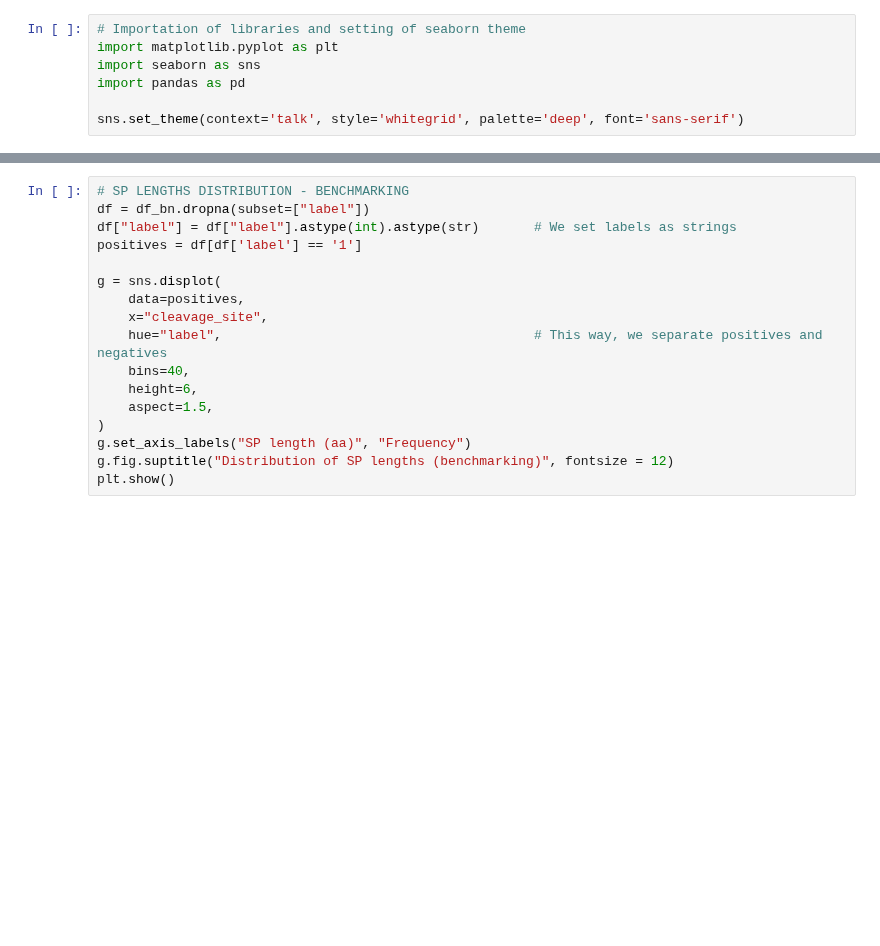
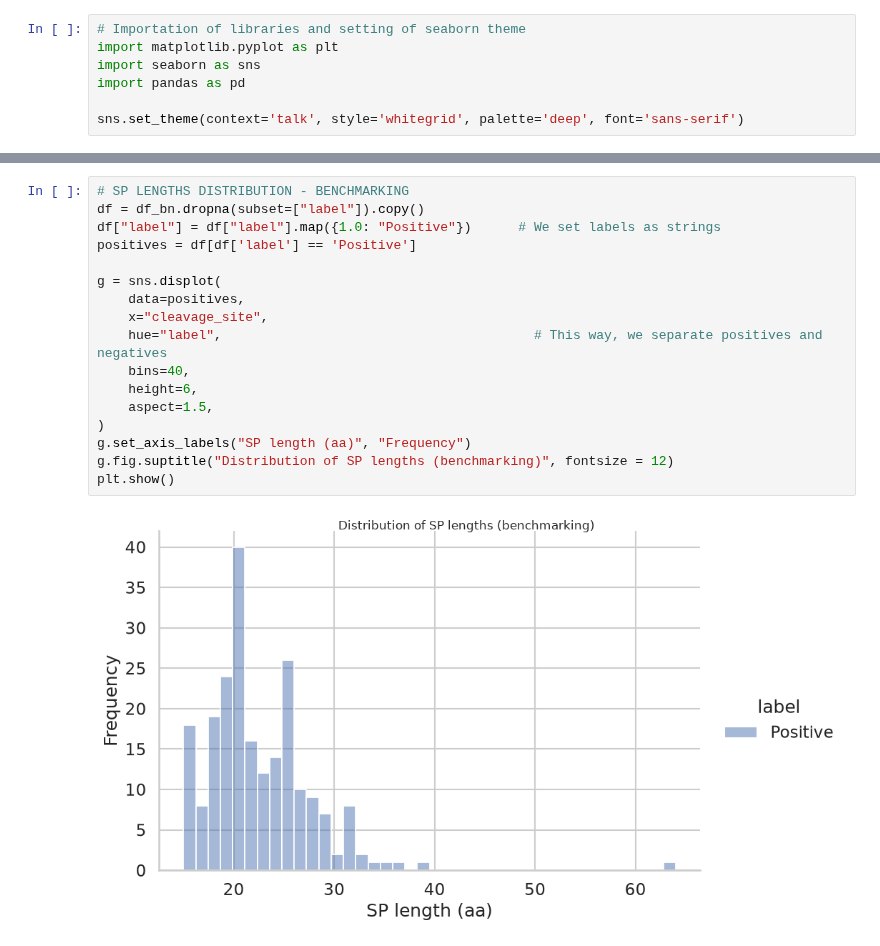
Before and after one commit to ToniMontana99/LB2_project_Group_7, a Jupyter notebook: 0.3_data_analysis/Copia_di_LB2_plotting.ipynb, the cells around one changed output, grey strips where cells are left out. Drawn from its saved outputs; the diff is of its cells as text; blank space fills up the shorter version.

```diff
--- a/0.3_data_analysis/Copia_di_LB2_plotting.ipynb
+++ b/0.3_data_analysis/Copia_di_LB2_plotting.ipynb
@@ -63,20 +69,22 @@ plt.show()
 # %%
 # SP LENGTHS DISTRIBUTION - BENCHMARKING
-df = df_bn.dropna(subset=["label"])
-df["label"] = df["label"].astype(int).astype(str)       # We set labels as strings
-positives = df[df['label'] == '1']
+df = df_bn.dropna(subset=["label"]).copy()
+df["label"] = df["label"].map({1.0: "Positive"})      # We set labels as strings
+positives = df[df['label'] == 'Positive']
 
 g = sns.displot(
     data=positives,
     x="cleavage_site",
     hue="label",                                        # This way, we separate positives and negatives
     bins=40,
     height=6,
     aspect=1.5,
 )
 g.set_axis_labels("SP length (aa)", "Frequency")
 g.fig.suptitle("Distribution of SP lengths (benchmarking)", fontsize = 12)
 plt.show()
+# %% [output]
+[figure, added]
 # %%
 # COMPARATIVE ANALYSIS OF SP AMINOACID COMPOSITION - TRAINING
 background = {
```
Also changed, not shown: parts of 8 cells of this notebook.
